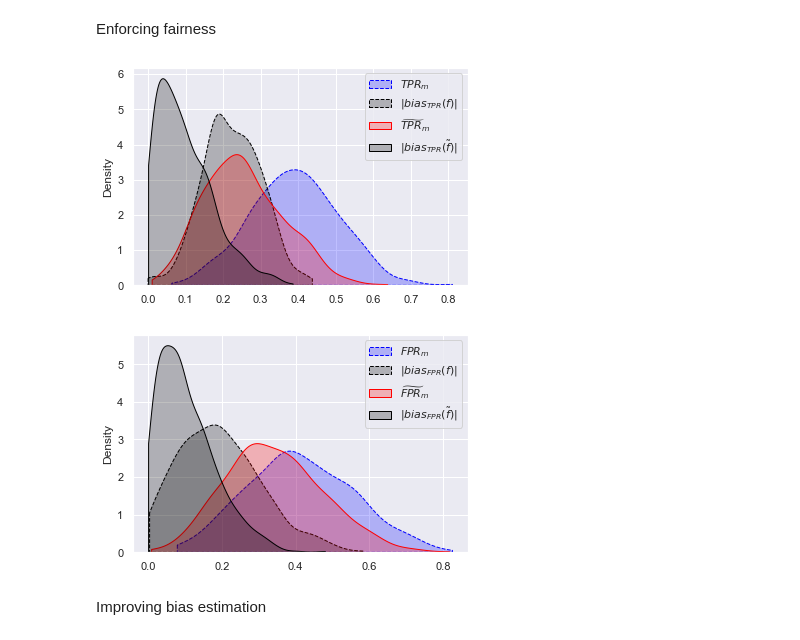
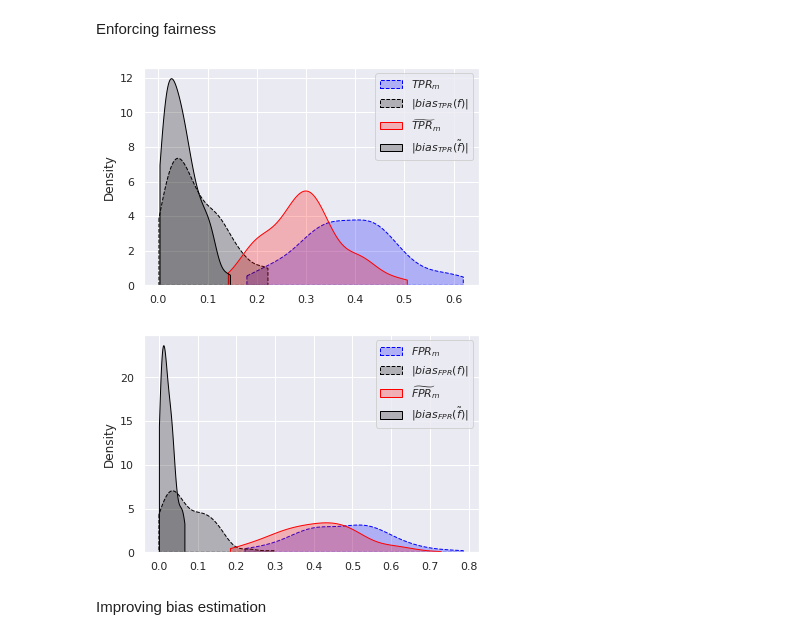
Before and after one commit to beepulbharti/fairness_project, a Jupyter notebook: Experiments/Exp3_realdata.ipynb, the cells around one changed output. Drawn from its saved outputs; the diff is of its cells as text; code cells hidden in the pictures.

Commit message:
added figures

```diff
--- a/Experiments/Exp3_realdata.ipynb
+++ b/Experiments/Exp3_realdata.ipynb
@@ -267,18 +282,21 @@ l_bound_t_n = []
 u_bound_f_n = []
 l_bound_f_n = []
 
-for i in range(500):
-    d_xy_train, d_xy_remain = train_test_split(d_remain, train_size = 0.75, stratify=d_remain['group'])
-    d_xy_test, d_xay = train_test_split(d_xy_remain, train_size = 0.5, stratify=d_xy_remain['group'])
+new_bias_h_t = []
+new_bias_h_f = []
+
+for i in tqdm(range(100)):
+    d_xy_train, d_xy_remain = train_test_split(d_remain, train_size = 0.7, stratify=d_remain['group'])
+    d_xy_test, d_xay = train_test_split(d_xy_remain, train_size = 0.95, stratify=d_xy_remain['group'])
 
     # Create Classifier
     clf = RandomForestClassifier(n_estimators=50)
 
     # Split data into features and labels
     x_train = d_xy_train[['age','overall']]
-    y_train = d_xy_train['wage_eur']
+    y_train = d_xy_train['y']
     x_test = d_xy_test[['age','overall']]
-    y_test = d_xy_test['wage_eur']
+    y_test = d_xy_test['y']
 
     # Fit classifier
     clf.fit(x_train.to_numpy(),y_train)
@@ -292,6 +310,7 @@ for i in range(500):
     # Add y_prob/y_hat to data
     d_xy_test['y_prob'] = y_prob[:,1]
     d_xy_test['y_hat'] = (y_prob[:,1] >= 0.5)
+    d_xy_test['y_hat'] = y_prob[:,1]
 
     # Calculate bias metrics with respect to a
     alpha, beta, tau, phi = calculate_bias_metrics(d_xy_test)
@@ -314,10 +333,12 @@ for i in range(500):
     # Replace a column with a_hat to data
     a_true = d_xy_test['a']
     d_xy_test['a'] = (output >= 0.5)
-    a_error = np.sum(d_xy_test['a'] != d_xy_test['nationality'])/d_xy_test.shape[0]
+    a_error = np.sum(d_xy_test['a'] != a_true)/d_xy_test.shape[0]
+    #print(a_error)
 
     # Computing upper and lower bounds
     alpha_hat, beta_hat, tau_hat, phi_hat = calculate_bias_metrics(d_xy_test)
+    # print('before = ', max(alpha_hat,beta_hat))
     ub_t_o, lb_t_o = calc_gen_bounds(alpha_hat,beta_hat,a_error,r,s)
     ub_f_o, lb_f_o = calc_gen_bounds(tau_hat,phi_hat,a_error,v,w)
     u_bound_t_o.append(ub_t_o)
@@ -325,6 +346,7 @@ for i in range(500):
     u_bound_f_o.append(ub_f_o)
     l_bound_f_o.append(lb_f_o)
 
+    '''
     # Using d_xay to learn a fair f wrt to a_hat
 
     # Evaluate probabilities/y_hat on d_xay set
@@ -350,9 +372,10 @@ for i in range(500):
     # Replace a column with a_hat to data
     d_xay['a'] = np.array((output >= 0.5)).astype('float')
     # a_error = np.sum(d_xy_test['a'] != d_xy_test['nationality'])/d_xy_test.shape[0]
+    '''
 
     # Learn fair f
-    _, fair_model = eo_postprocess(d_xay)
+    _, fair_model = eo_postprocess(d_xy_test)
 
     # Calculate new bias_estimates
     df_ah_fair = d_xy_test.copy(deep = True)
@@ -360,6 +383,9 @@ for i in range(500):
 
     # Calculate est bias_tpr and bias_fpr
     alpha_hat_f, beta_hat_f, tau_hat_f, phi_hat_f = calculate_bias_metrics(df_ah_fair)
+    new_bias_h_t.append(alpha_hat_f - beta_hat_f)
+    new_bias_h_f.append(tau_hat_f - phi_hat_f)
+    # print('after = ', max(alpha_hat_f,beta_hat_f))
 
     # Computing the new upper bound and lower bounds under the assumption
     ub_t_n, lb_t_n = calc_gen_bounds(alpha_hat_f,beta_hat_f,a_error,r,s)
@@ -379,32 +405,34 @@ for i in range(500):
     # New bias
     bias_t_n.append(alpha_n - beta_n)
     bias_f_n.append(tau_n - phi_n)
-
-# Computing max distributions
-max_t_o = np.maximum(np.abs(u_bound_t_o),np.abs(l_bound_t_o))
-max_t_n = np.maximum(np.abs(u_bound_t_n),np.abs(l_bound_t_n))
-max_f_o = np.maximum(np.abs(u_bound_f_o),np.abs(l_bound_f_o))
-max_f_n = np.maximum(np.abs(u_bound_f_n),np.abs(l_bound_f_n))
+# %%
+indices = ((np.abs(new_bias_h_t) <= 0.05).astype('float') + (np.abs(new_bias_h_f) <= 0.05).astype('float')) == 2
+# %%
+# Computing max distributions
+max_t_o = np.maximum(np.abs(u_bound_t_o)[indices],np.abs(l_bound_t_o)[indices])
+max_t_n = np.maximum(np.abs(u_bound_t_n)[indices],np.abs(l_bound_t_n)[indices])
+max_f_o = np.maximum(np.abs(u_bound_f_o)[indices],np.abs(l_bound_f_o)[indices])
+max_f_n = np.maximum(np.abs(u_bound_f_n)[indices],np.abs(l_bound_f_n)[indices])
 # %%
 # Kde plots: Upper bound
 sns.kdeplot(max_t_o,shade=True, cut = 0, label = '$TPR_{m}$',linestyle='--', color = 'blue')
-sns.kdeplot(np.array(np.abs(bias_t_o)), shade = True, cut=0, label = r'$|bias_{TPR}(f)|$', color = 'black', linestyle='--')
+sns.kdeplot(np.array(np.abs(bias_t_o)[indices]), shade = True, cut=0, label = r'$|bias_{TPR}(f)|$', color = 'black', linestyle='--')
 sns.kdeplot(max_t_n,shade=True, cut = 0,label = r'$\widetilde{TPR}_{m}$', color = 'red')
-sns.kdeplot(np.array(np.abs(bias_t_n)),shade=True, cut = 0, label = r'$|bias_{TPR}(\tilde{f})|$',color='black')
+sns.kdeplot(np.array(np.abs(bias_t_n)[indices]),shade=True, cut = 0, label = r'$|bias_{TPR}(\tilde{f})|$',color='black')
 plt.legend()
-plt.savefig('Figures/Exp3/real_data_tpr_control.png',bbox_inches="tight")
+plt.savefig('Figures/Exp3/real_data_tpr_control_germany_england.png',bbox_inches="tight")
 # %% [output]
-[figure, old version]
+[figure, new version]
 # %%
 # Kde plots: Upper bound
 sns.kdeplot(max_f_o,shade=True, cut = 0, label = '$FPR_{m}$',linestyle='--', color = 'blue')
-sns.kdeplot(np.array(np.abs(bias_f_o)), shade = True, cut=0, label = r'$|bias_{FPR}(f)|$', color = 'black', linestyle='--')
+sns.kdeplot(np.array(np.abs(bias_f_o))[indices], shade = True, cut=0, label = r'$|bias_{FPR}(f)|$', color = 'black', linestyle='--')
 sns.kdeplot(max_f_n,shade=True, cut = 0,label = r'$\widetilde{FPR}_{m}$', color = 'red')
-sns.kdeplot(np.array(np.abs(bias_f_n)),shade=True, cut = 0, label = r'$|bias_{FPR}(\tilde{f})|$',color='black')
+sns.kdeplot(np.array(np.abs(bias_f_n)[indices]),shade=True, cut = 0, label = r'$|bias_{FPR}(\tilde{f})|$',color='black')
 plt.legend()
-plt.savefig('Figures/Exp3/real_data_fpr_control.png',bbox_inches="tight")
+plt.savefig('Figures/Exp3/real_data_fpr_control_germany_england.png',bbox_inches="tight")
 # %% [output]
-[figure, old version]
+[figure, new version]
 # %% [markdown]
 Improving bias estimation
 # %%
```
Also changed, not shown: parts of 8 cells of this notebook, 7 other files.
